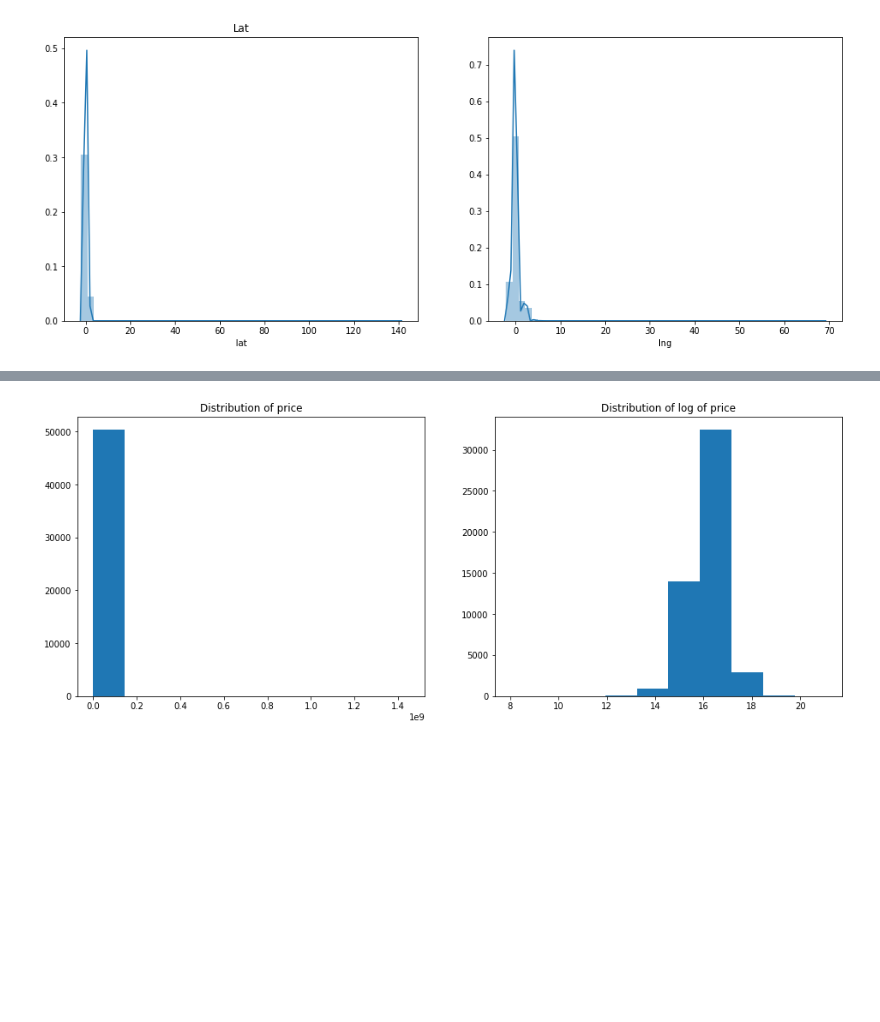
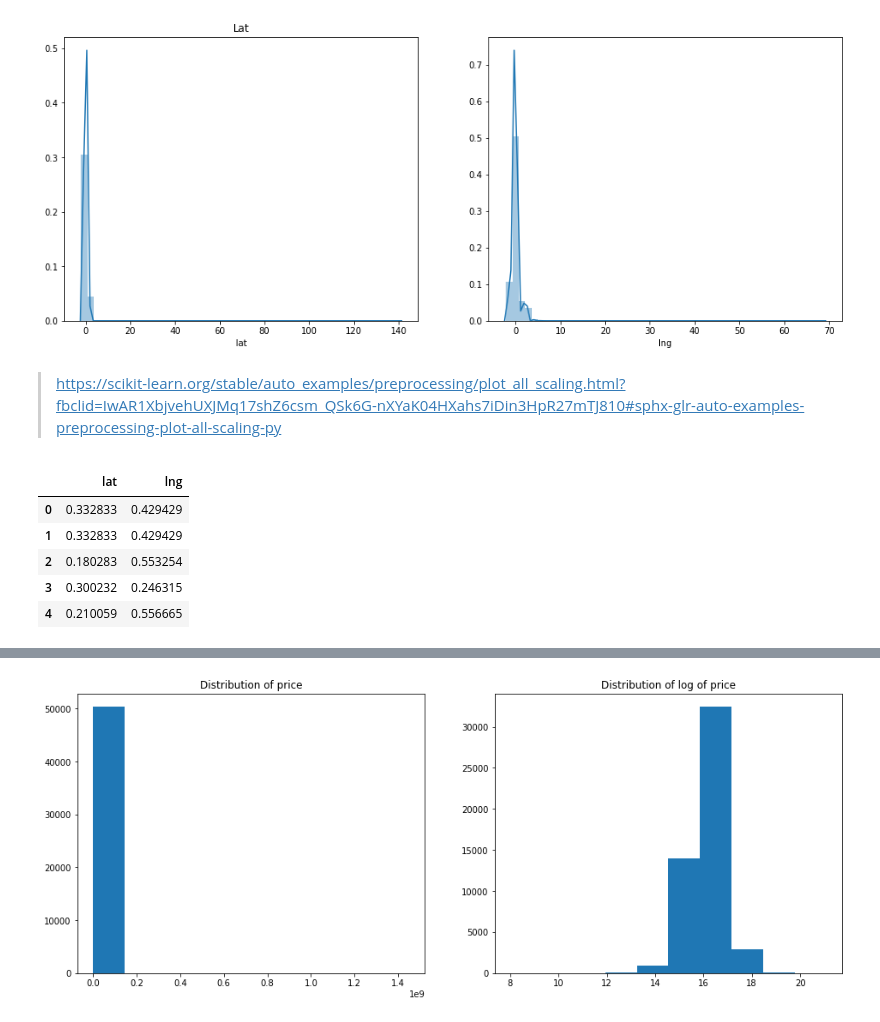
Before and after one commit to johnny12150/19-lab-summer-training, a Jupyter notebook: 0703/EDA.ipynb, the cells around one changed output, grey strips where cells are left out. Drawn from its saved outputs; the diff is of its cells as text; code cells hidden in the pictures; blank space fills up the shorter version.

```diff
--- a/0703/EDA.ipynb
+++ b/0703/EDA.ipynb
@@ -156,3 +156,18 @@ sns.distplot(all['lng'])
 plt.show()
 # %% [output]
 [figure]
+# %% [markdown]
+> https://scikit-learn.org/stable/auto_examples/preprocessing/plot_all_scaling.html?fbclid=IwAR1XbjvehUXJMq17shZ6csm_QSk6G-nXYaK04HXahs7iDin3HpR27mTJ810#sphx-glr-auto-examples-preprocessing-plot-all-scaling-py
+# %%
+from sklearn.preprocessing import QuantileTransformer
+
+scaler = QuantileTransformer()
+all[['lat', 'lng']] = scaler.fit_transform(all[['lat', 'lng']])
+all[['lat', 'lng']].head()
+# %% [output]
+|  | lat | lng |
+| 0 | 0.332833 | 0.429429 |
+| 1 | 0.332833 | 0.429429 |
+| 2 | 0.180283 | 0.553254 |
+| 3 | 0.300232 | 0.246315 |
+| 4 | 0.210059 | 0.556665 |
```
Also changed, not shown: parts of 5 cells of this notebook.
